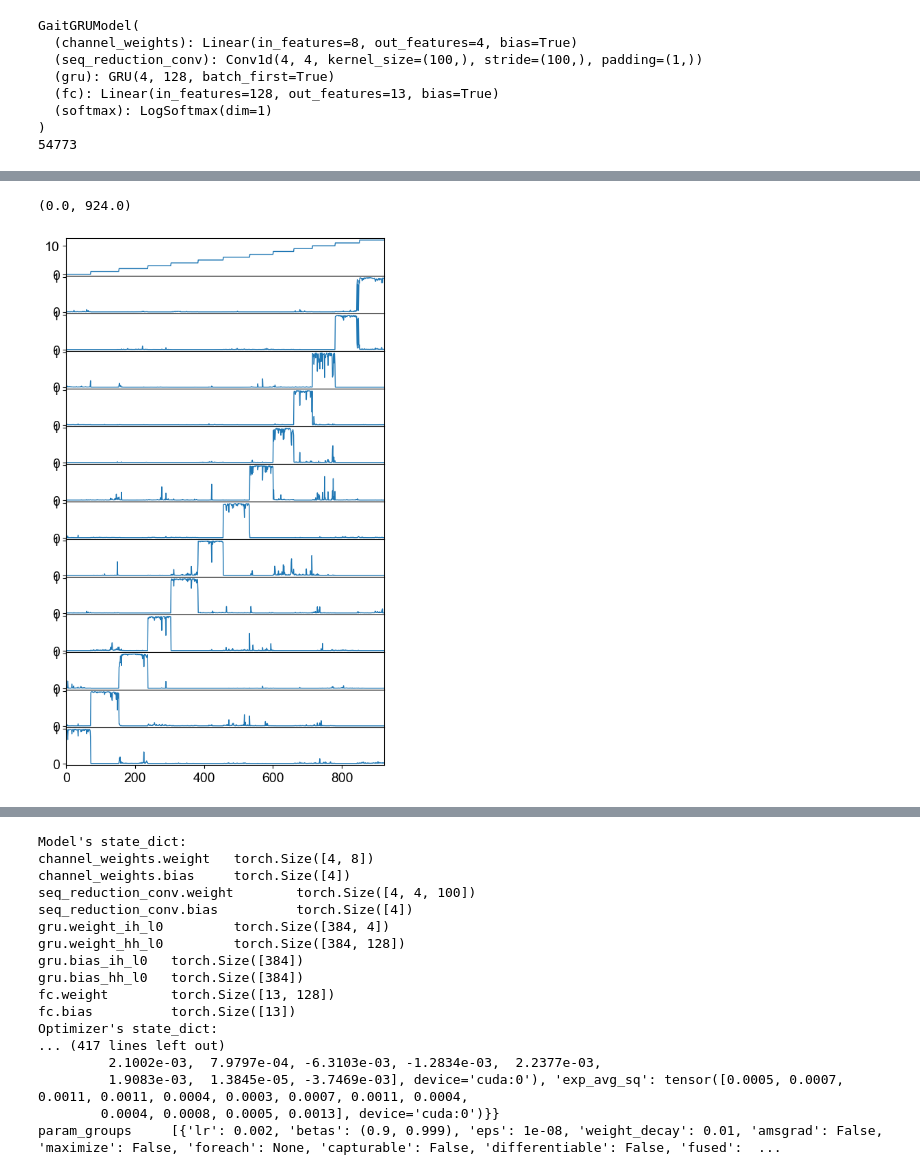
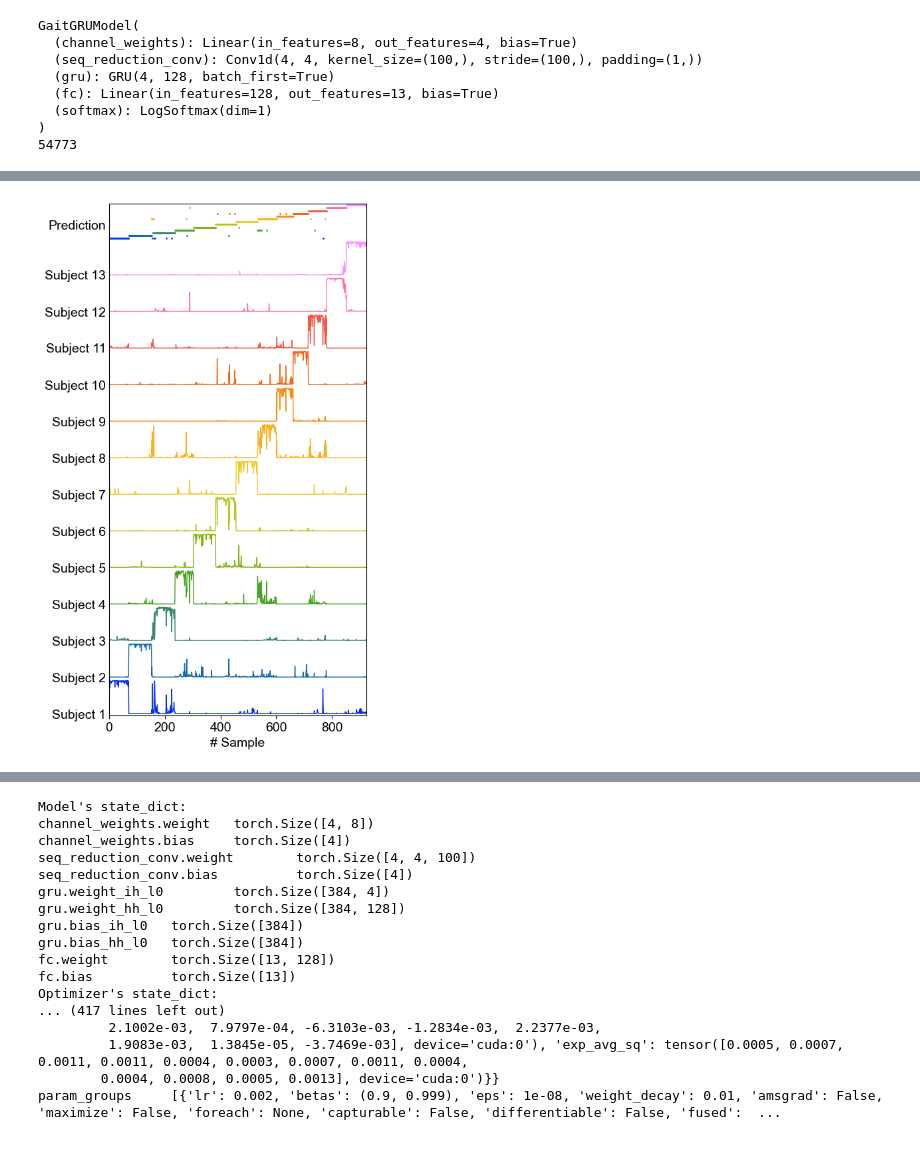
Before and after one commit to BailabUNC/oxene-nn, a Jupyter notebook: training.ipynb, the cells around one changed output, grey strips where cells are left out. Drawn from its saved outputs; the diff is of its cells as text; code cells hidden in the pictures.

```diff
--- a/training.ipynb
+++ b/training.ipynb
@@ -206,16 +223,33 @@ plt.plot(y_pred, 'x-', color='gray')
-# %%
-fig, axes = plt.subplots(nrows=len(np.unique(y_true)) + 1, ncols=1, sharex=True, figsize=(6, 10))
-fig.subplots_adjust(hspace=0)
-for idx, ax in enumerate(axes.flat):
-    if idx == 0:
-        ax.plot(y_true)
-    elif idx > 0:
-        ax.plot(scores[:, scores.shape[1] - idx])
-
-plt.xlim(0, len(ds))
-# %% [output]
-(0.0, 924.0)
-[figure, removed]
+# %%
+num_labels = len(np.unique(y_true))
+colors = Colormap('colorcet:cet_r1')(np.linspace(0, 1, num_labels))
+
+fig, axes = plt.subplots(nrows=len(np.unique(y_pred)) + 1, ncols=1, sharex=True, figsize=(5, 10))
+fig.subplots_adjust(hspace=0)
+
+for idx, ax in enumerate(axes.flat):
+    ax.tick_params(axis='y', length=0)
+    ax.set_yticks([0], labels=['Subject ' + str(num_labels - idx + 1)])
+    if idx == 0:  # first row
+        for j, value in enumerate(np.unique(y_pred)):
+            ax.plot(np.arange(len(y_pred))[y_pred == value], y_pred[y_pred == value],
+                    'o', ms=2, mec='None', mfc=colors[j])
+        ax.spines['bottom'].set_visible(False)
+        ax.set_yticks([5], labels=['Prediction'])
+    elif 0 < idx < num_labels:
+        ax.plot(scores[:, scores.shape[1] - idx], c=colors[num_labels - idx])
+        ax.spines['top'].set_visible(False)
+        ax.spines['bottom'].set_visible(False)
+    else:  # last row
+        ax.plot(scores[:, scores.shape[1] - idx], c=colors[num_labels - idx])
+        ax.spines['top'].set_visible(False)
+        ax.set_xlabel('# Sample')
+
+plt.xlim(0, len(ds))
+# plt.savefig('results/prediction/mxene.png', dpi=600, bbox_inches='tight')
+plt.show()
+# %% [output]
+[figure, added]
 # %%
 fig = plt.figure(figsize=(4, 4))
 ax = fig.add_subplot()
```
Also changed, not shown: parts of 8 cells of this notebook, 6 other files.
